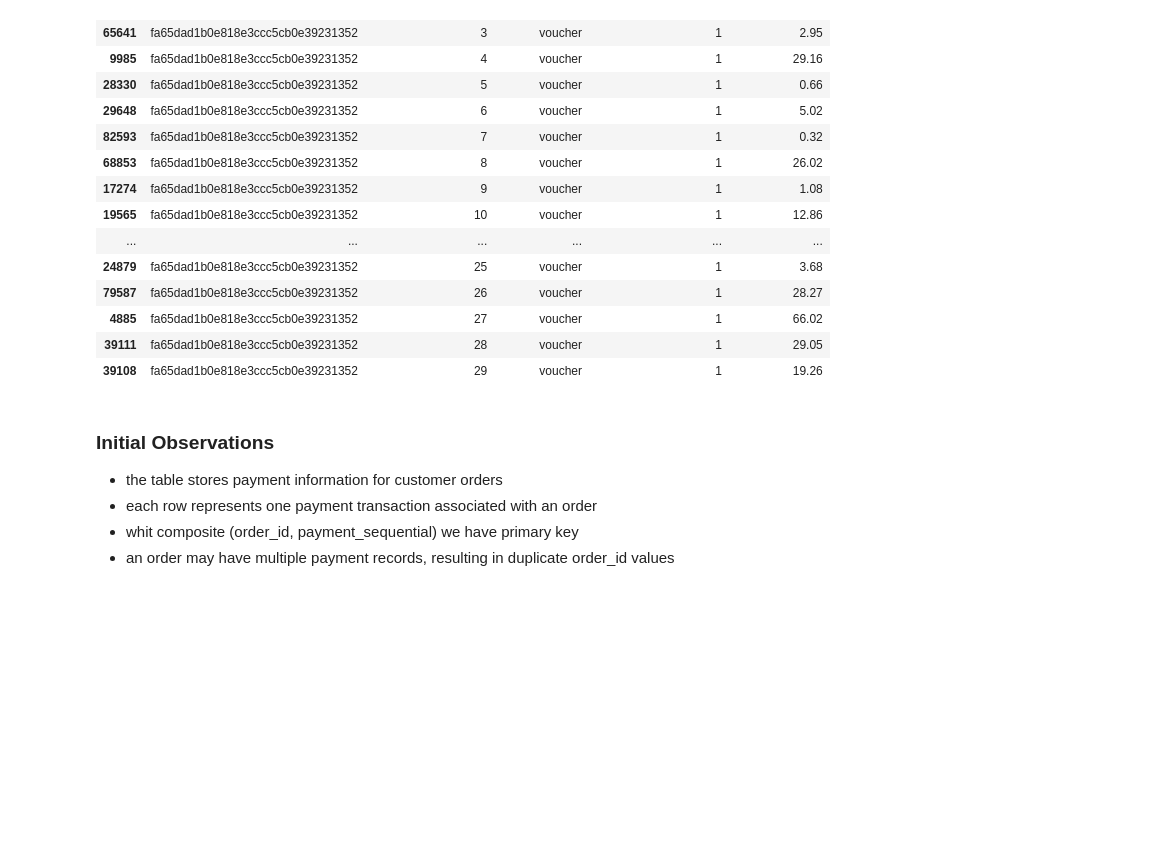
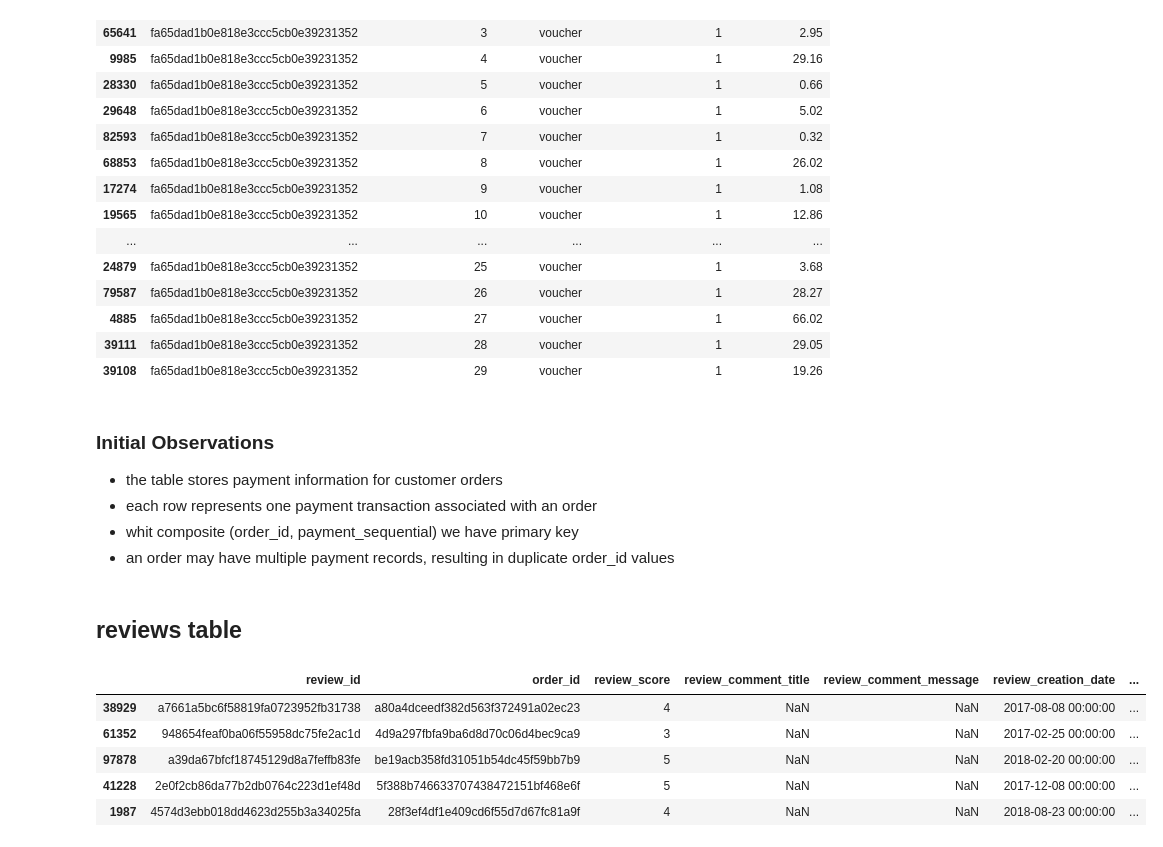
Before and after one commit to AminrezaAman/brazilian-ecommerce-analytics, a Jupyter notebook: notebooks/01_data_understanding.ipynb, the cells around one changed output. Saved outputs shown, nothing was run; the diff lists cells and outputs as text; code cells hidden in the pictures; blank space fills up the shorter version.

Commit message:
complete analyzs reviews and translation tables in data understanding step

```diff
--- a/notebooks/01_data_understanding.ipynb
+++ b/notebooks/01_data_understanding.ipynb
@@ -514,3 +514,14 @@ df_payments[df_payments.order_id == 'fa65dad1b0e818e3ccc5cb0e39231352'].sort_val
 - each row represents one payment transaction associated with an order
 - whit composite (order_id, payment_sequential) we have primary key
 - an order may have multiple payment records, resulting in duplicate order_id values
+# %% [markdown]
+## reviews table
+# %%
+df_reviews.sample(5)
+# %% [output]
+|  | review_id | order_id | review_score | review_comment_title | review_comment_message | review_creation_date | ... |
+| 38929 | a7661a5bc6f58819fa0723952fb31738 | a80a4dceedf382d563f372491a02ec23 | 4 | NaN | NaN | 2017-08-08 00:00:00 | ... |
+| 61352 | 948654feaf0ba06f55958dc75fe2ac1d | 4d9a297fbfa9ba6d8d70c06d4bec9ca9 | 3 | NaN | NaN | 2017-02-25 00:00:00 | ... |
+| 97878 | a39da67bfcf18745129d8a7feffb83fe | be19acb358fd31051b54dc45f59bb7b9 | 5 | NaN | NaN | 2018-02-20 00:00:00 | ... |
+| 41228 | 2e0f2cb86da77b2db0764c223d1ef48d | 5f388b746633707438472151bf468e6f | 5 | NaN | NaN | 2017-12-08 00:00:00 | ... |
+| 1987 | 4574d3ebb018dd4623d255b3a34025fa | 28f3ef4df1e409cd6f55d7d67fc81a9f | 4 | NaN | NaN | 2018-08-23 00:00:00 | ... |
```
Also changed, not shown: parts of 11 cells of this notebook.
